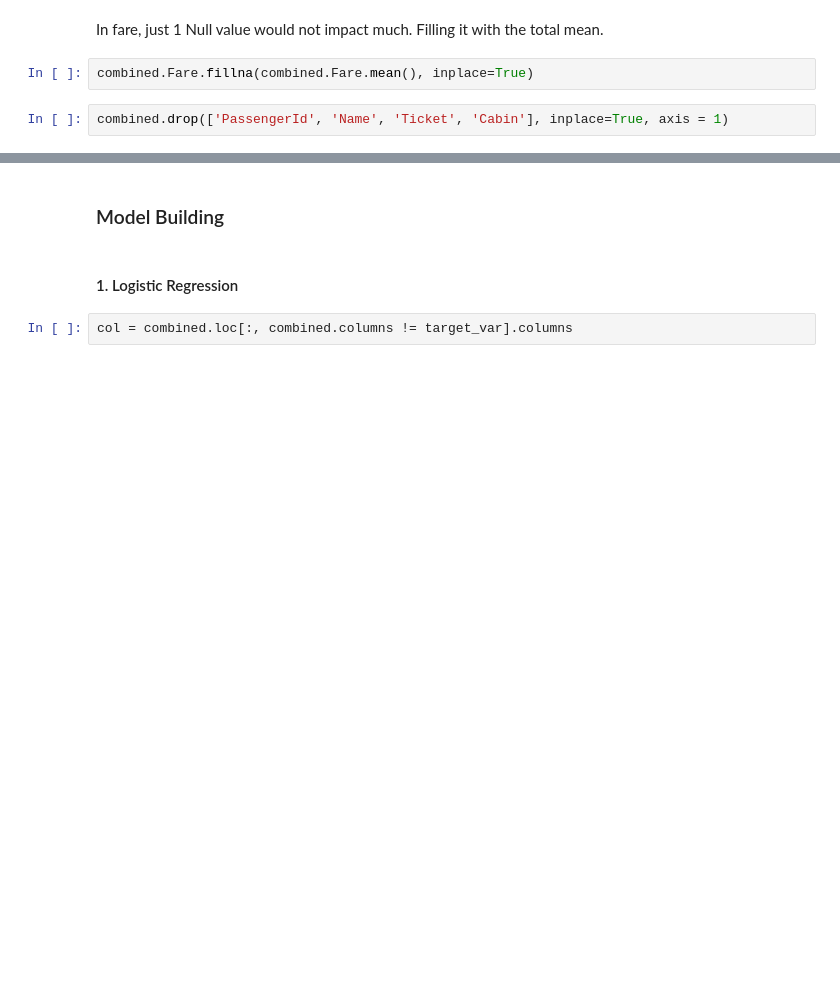
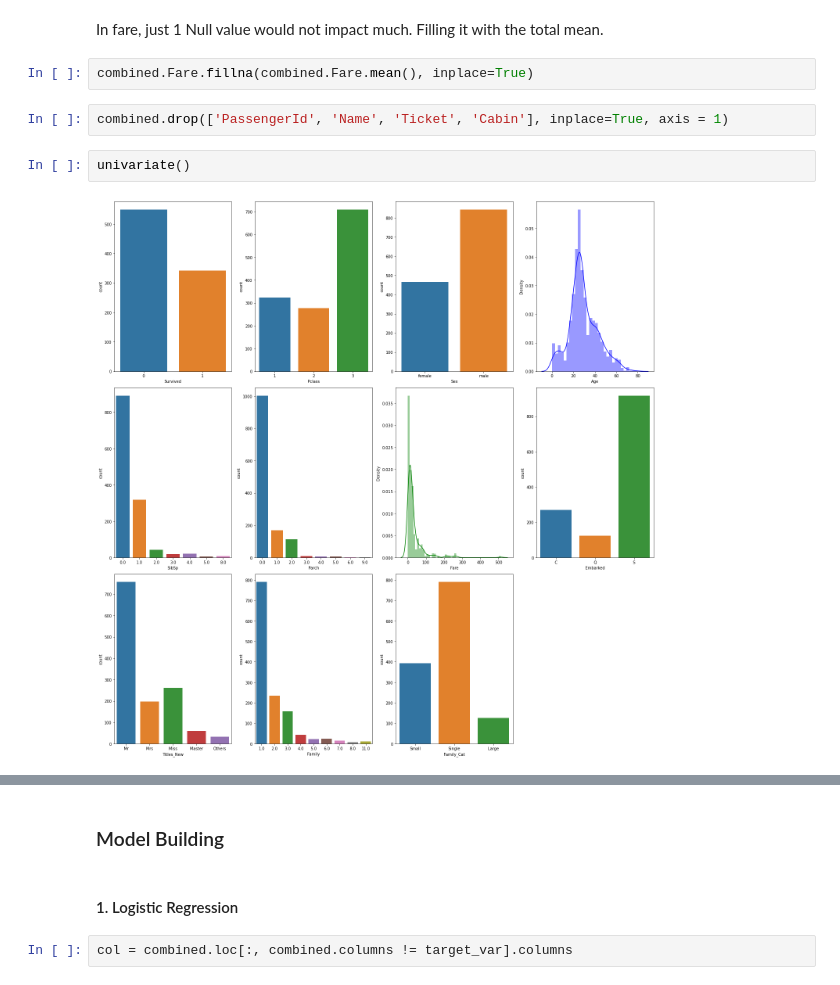
Before and after one commit to Dhruv-Chandra/Titanic, a Jupyter notebook: Titanic.ipynb, the cells around one changed output, grey strips where cells are left out. Cells and saved outputs as stored; diff of their text form; blank space fills up the shorter version.

```diff
--- a/Titanic.ipynb
+++ b/Titanic.ipynb
@@ -477,3 +481,7 @@ In fare, just 1 Null value would not impact much. Filling it with the total mean
 combined.Fare.fillna(combined.Fare.mean(), inplace=True)
 # %%
 combined.drop(['PassengerId', 'Name', 'Ticket', 'Cabin'], inplace=True, axis = 1)
+# %%
+univariate()
+# %% [output]
+[figure, added]
```
Also changed, not shown: parts of 15 cells of this notebook.
